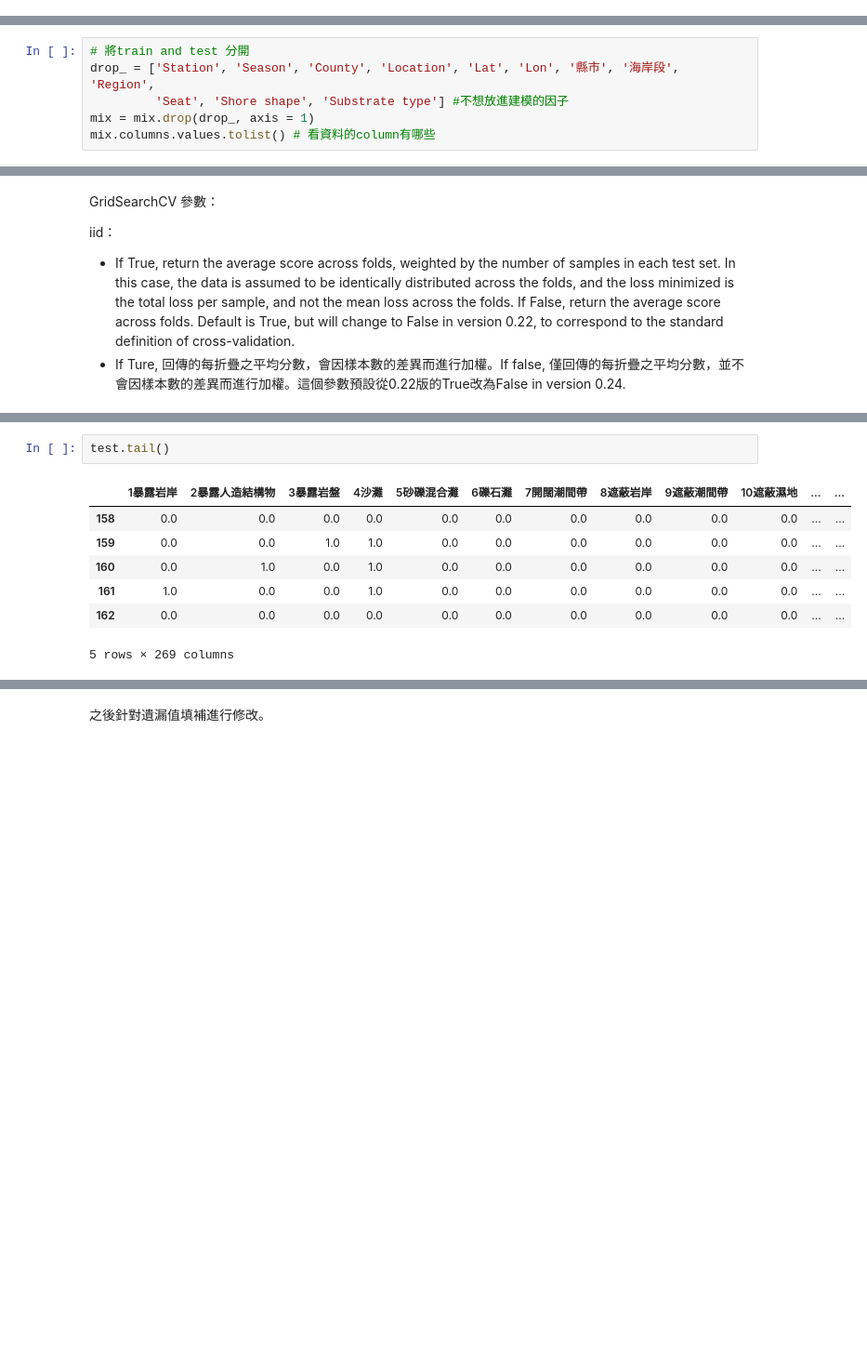
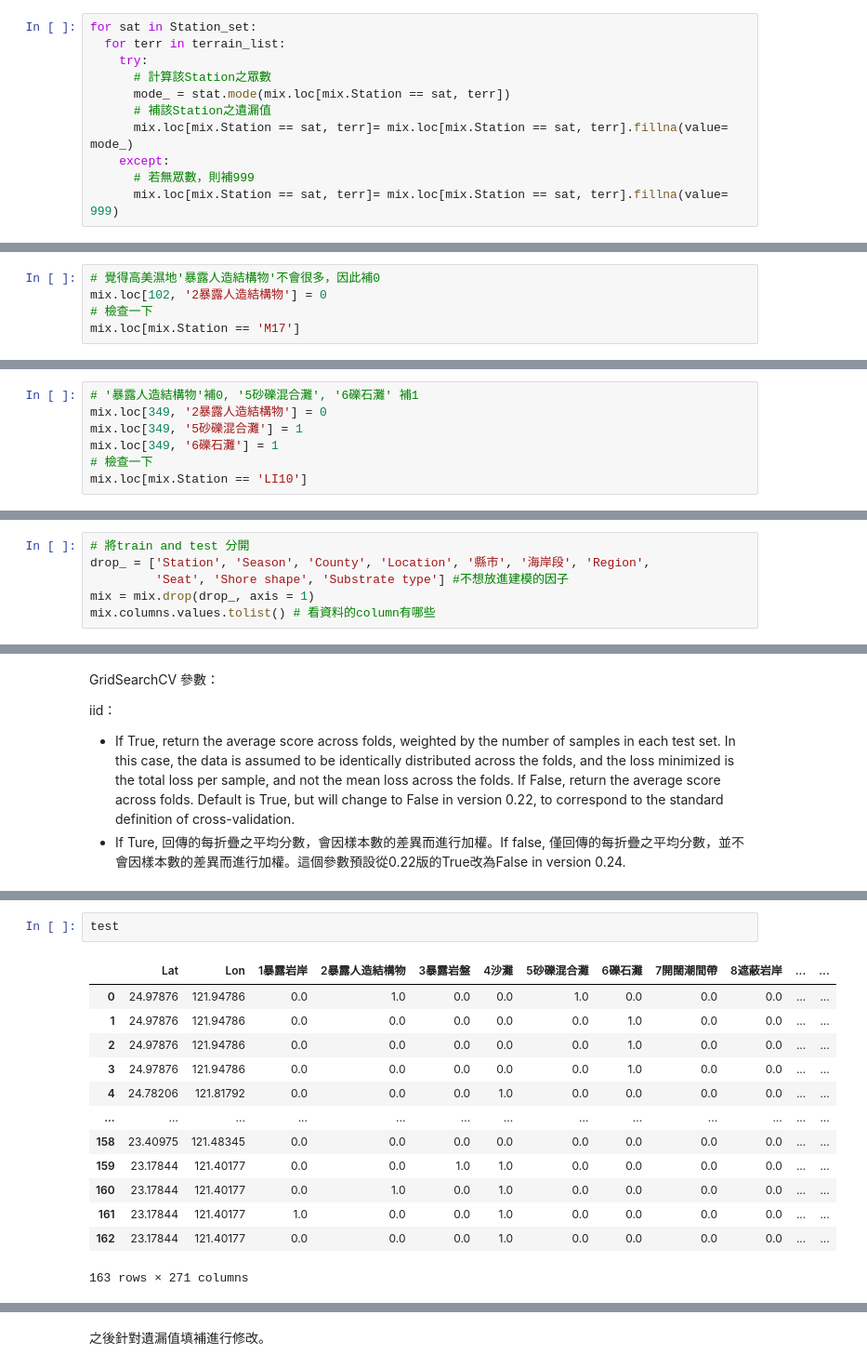
Before and after one commit to tai34tw/AIdea, a Jupyter notebook: 臺灣海洋廢棄物預測/OceanWast_v1.2.ipynb, the cells around one changed output, grey strips where cells are left out. Shown at 93% size. Drawn from its saved outputs; the diff is of its cells as text; blank space fills up the shorter version.

```diff
--- a/臺灣海洋廢棄物預測/OceanWast_v2.ipynb
+++ b/臺灣海洋廢棄物預測/OceanWast_v1.2.ipynb
@@ -136,0 +154,11 @@ mix.tail(4)
+# %%
+for sat in Station_set:
+  for terr in terrain_list:
+    try:
+      # 計算該Station之眾數
+      mode_ = stat.mode(mix.loc[mix.Station == sat, terr])
+      # 補該Station之遺漏值
+      mix.loc[mix.Station == sat, terr]= mix.loc[mix.Station == sat, terr].fillna(value= mode_)
+    except:
+      # 若無眾數，則補999
+      mix.loc[mix.Station == sat, terr]= mix.loc[mix.Station == sat, terr].fillna(value= 999)
@@ -136,0 +183,5 @@ mix.tail(4)
+# %%
+# 覺得高美濕地'暴露人造結構物'不會很多，因此補0
+mix.loc[102, '2暴露人造結構物'] = 0
+# 檢查一下
+mix.loc[mix.Station == 'M17']
@@ -136,0 +203,7 @@ mix.tail(4)
+# %%
+# '暴露人造結構物'補0, '5砂礫混合灘', '6礫石灘' 補1
+mix.loc[349, '2暴露人造結構物'] = 0
+mix.loc[349, '5砂礫混合灘'] = 1
+mix.loc[349, '6礫石灘'] = 1
+# 檢查一下
+mix.loc[mix.Station == 'LI10']
@@ -350,7 +429,7 @@ mix.tail(8)
 8 rows × 281 columns
 # %%
 # 將train and test 分開
-drop_ = ['Station', 'Season', 'County', 'Location', 'Lat', 'Lon', '縣市', '海岸段', 'Region',
+drop_ = ['Station', 'Season', 'County', 'Location', '縣市', '海岸段', 'Region',
          'Seat', 'Shore shape', 'Substrate type'] #不想放進建模的因子
 mix = mix.drop(drop_, axis = 1)
 mix.columns.values.tolist() # 看資料的column有哪些
@@ -668,15 +757,21 @@ pd.DataFrame(cm)
 | 8 | 0 | 0 | 0 | 0 | 0 | 1 | 0 | 0 | 1 | 0 |
 | 9 | 0 | 0 | 0 | 0 | 0 | 0 | 0 | 0 | 2 | 0 |
 # %%
-test.tail()
+test
 # %% [output]
-|  | 1暴露岩岸 | 2暴露人造結構物 | 3暴露岩盤 | 4沙灘 | 5砂礫混合灘 | 6礫石灘 | 7開闊潮間帶 | 8遮蔽岩岸 | 9遮蔽潮間帶 | 10遮蔽濕地 | ... | ... |
-| 158 | 0.0 | 0.0 | 0.0 | 0.0 | 0.0 | 0.0 | 0.0 | 0.0 | 0.0 | 0.0 | ... | ... |
-| 159 | 0.0 | 0.0 | 1.0 | 1.0 | 0.0 | 0.0 | 0.0 | 0.0 | 0.0 | 0.0 | ... | ... |
-| 160 | 0.0 | 1.0 | 0.0 | 1.0 | 0.0 | 0.0 | 0.0 | 0.0 | 0.0 | 0.0 | ... | ... |
-| 161 | 1.0 | 0.0 | 0.0 | 1.0 | 0.0 | 0.0 | 0.0 | 0.0 | 0.0 | 0.0 | ... | ... |
-| 162 | 0.0 | 0.0 | 0.0 | 0.0 | 0.0 | 0.0 | 0.0 | 0.0 | 0.0 | 0.0 | ... | ... |
+|  | Lat | Lon | 1暴露岩岸 | 2暴露人造結構物 | 3暴露岩盤 | 4沙灘 | 5砂礫混合灘 | 6礫石灘 | 7開闊潮間帶 | 8遮蔽岩岸 | ... | ... |
+| 0 | 24.97876 | 121.94786 | 0.0 | 1.0 | 0.0 | 0.0 | 1.0 | 0.0 | 0.0 | 0.0 | ... | ... |
+| 1 | 24.97876 | 121.94786 | 0.0 | 0.0 | 0.0 | 0.0 | 0.0 | 1.0 | 0.0 | 0.0 | ... | ... |
+| 2 | 24.97876 | 121.94786 | 0.0 | 0.0 | 0.0 | 0.0 | 0.0 | 1.0 | 0.0 | 0.0 | ... | ... |
+| 3 | 24.97876 | 121.94786 | 0.0 | 0.0 | 0.0 | 0.0 | 0.0 | 1.0 | 0.0 | 0.0 | ... | ... |
+| 4 | 24.78206 | 121.81792 | 0.0 | 0.0 | 0.0 | 1.0 | 0.0 | 0.0 | 0.0 | 0.0 | ... | ... |
+| ... | ... | ... | ... | ... | ... | ... | ... | ... | ... | ... | ... | ... |
+| 158 | 23.40975 | 121.48345 | 0.0 | 0.0 | 0.0 | 0.0 | 0.0 | 0.0 | 0.0 | 0.0 | ... | ... |
+| 159 | 23.17844 | 121.40177 | 0.0 | 0.0 | 1.0 | 1.0 | 0.0 | 0.0 | 0.0 | 0.0 | ... | ... |
+| 160 | 23.17844 | 121.40177 | 0.0 | 1.0 | 0.0 | 1.0 | 0.0 | 0.0 | 0.0 | 0.0 | ... | ... |
+| 161 | 23.17844 | 121.40177 | 1.0 | 0.0 | 0.0 | 1.0 | 0.0 | 0.0 | 0.0 | 0.0 | ... | ... |
+| 162 | 23.17844 | 121.40177 | 0.0 | 0.0 | 0.0 | 1.0 | 0.0 | 0.0 | 0.0 | 0.0 | ... | ... |
-5 rows × 269 columns
+163 rows × 271 columns
 # %%
 # 真正來預測嘍
 y_pred = clf.predict(test[x_x])
```
Also changed, not shown: parts of 31 cells of this notebook, 3 other files.
